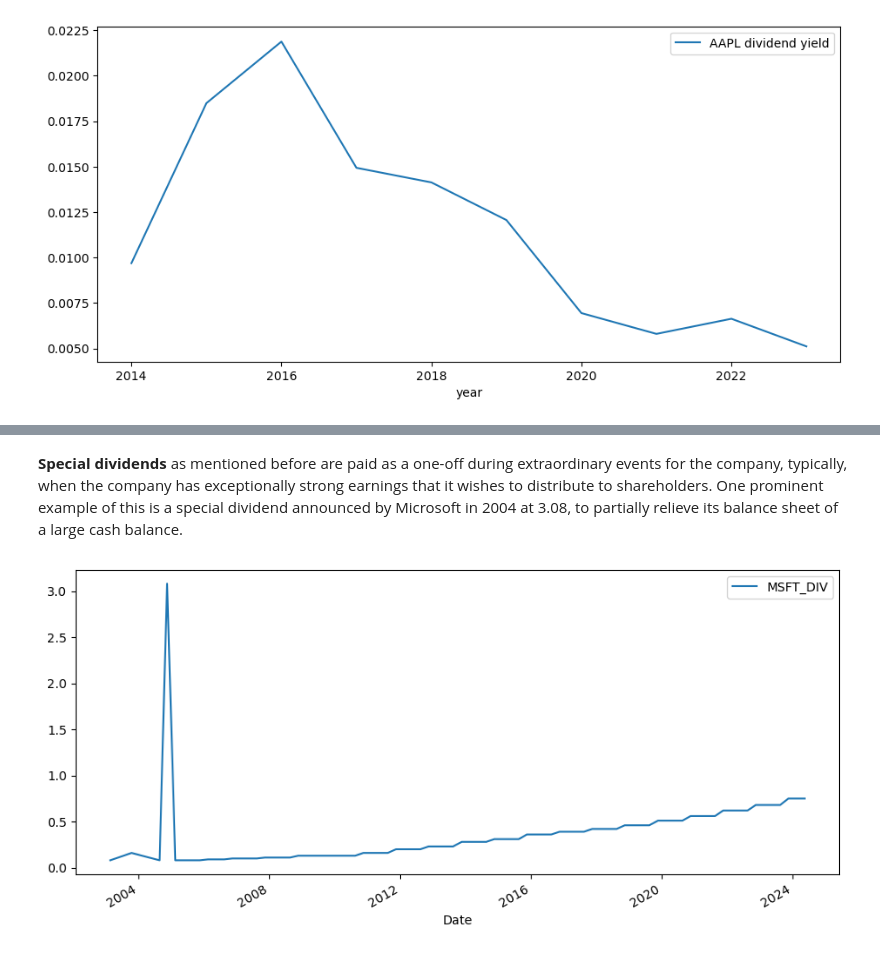
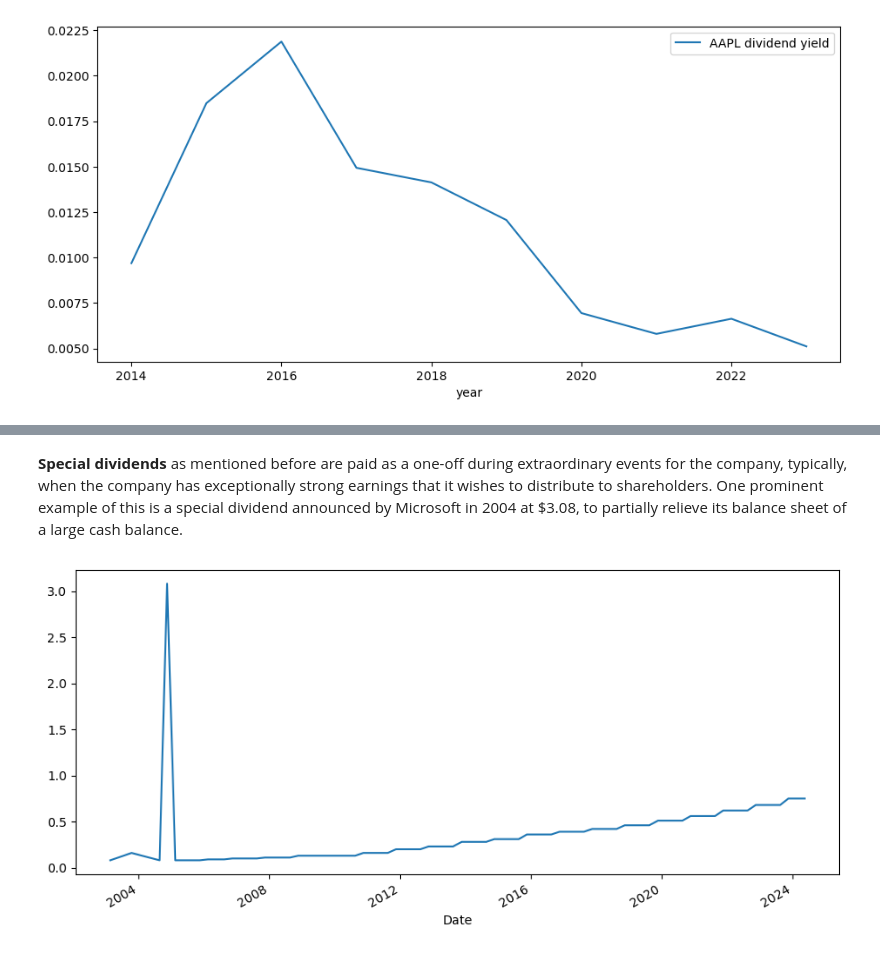
Before and after one commit to christianatanasov/algodisco, a Jupyter notebook: finance/dividends.ipynb, the cells around one changed output, grey strips where cells are left out. Drawn from its saved outputs; the diff is of its cells as text; code cells hidden in the pictures.

```diff
--- a/finance/dividends.ipynb
+++ b/finance/dividends.ipynb
@@ -24,4 +24,5 @@ Public companies usually pay dividends on a fixed schedule called <b>ordinary di
 def get_dividends(ticker, start_year, end_year=datetime.date.today().year):
     df = yf.Ticker(ticker).get_dividends().to_frame()
     df.index = df.index.to_period('D').to_timestamp()
+    df['YEAR'] = df.index.year
     return df[str(start_year) : str(end_year)].rename(columns={'Dividends' : '{}_DIV'.format(ticker)})
@@ -66,7 +100,7 @@ plt.show()
 # %% [markdown]
-<b>Special dividends</b> as mentioned before are paid as a one-off during extraordinary events for the company, typically, when the company has exceptionally strong earnings that it wishes to distribute to shareholders. One prominent example of this is a special dividend announced by Microsoft in 2004 at 3.08, to partially relieve its balance sheet of a large cash balance.
+<b>Special dividends</b> as mentioned before are paid as a one-off during extraordinary events for the company, typically, when the company has exceptionally strong earnings that it wishes to distribute to shareholders. One prominent example of this is a special dividend announced by Microsoft in 2004 at $3.08, to partially relieve its balance sheet of a large cash balance.
 # %%
-get_dividends('MSFT', 2000).plot(figsize=(11,5))
+get_dividends('MSFT', 2000)['MSFT_DIV'].plot(figsize=(11,5))
 plt.show()
 # %% [output]
-[figure, old version]
+[figure, new version]
```
Also changed, not shown: parts of 9 cells of this notebook, 1 other file.
